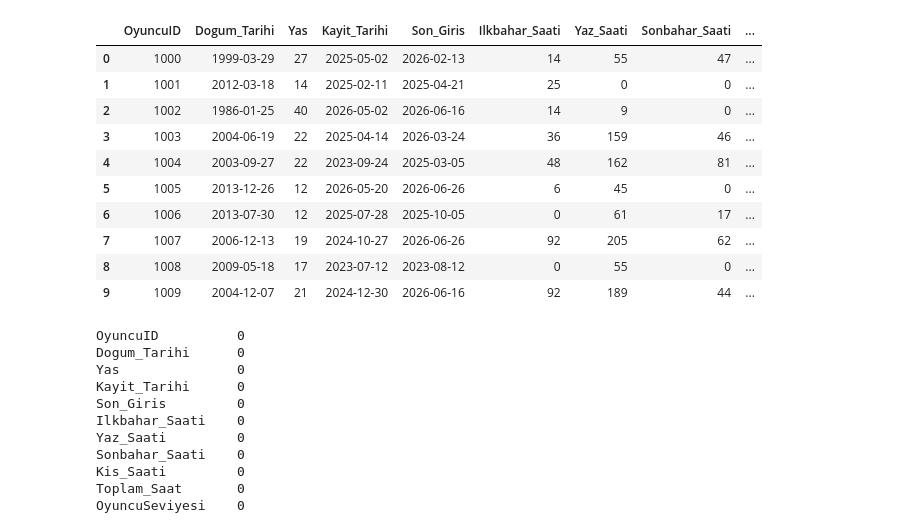
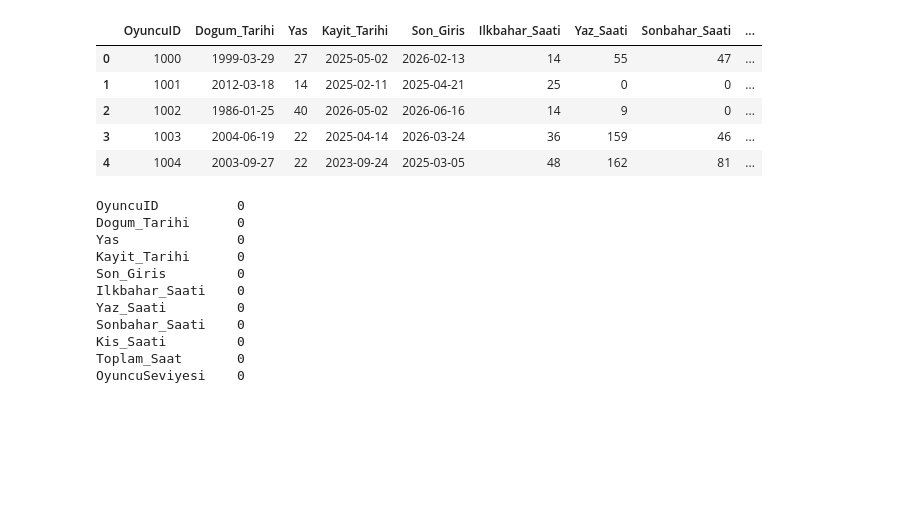
Before and after one commit to Eylulipekayd/Player-Churn-System, a Jupyter notebook: notebooks/my_dataset_EDA.ipynb, the cells around one changed output. Drawn from its saved outputs; the diff is of its cells as text; code cells hidden in the pictures; blank space fills up the shorter version.

```diff
--- a/notebooks/my_dataset_EDA.ipynb
+++ b/notebooks/my_dataset_EDA.ipynb
@@ -1,20 +1,15 @@
 # %%
 import pandas as pd
 
 df = pd.read_csv('../data/my_dataset.csv')
-df.head(10)
+df.head(5)
 # %% [output]
 |  | OyuncuID | Dogum_Tarihi | Yas | Kayit_Tarihi | Son_Giris | Ilkbahar_Saati | Yaz_Saati | Sonbahar_Saati | ... |
 | 0 | 1000 | 1999-03-29 | 27 | 2025-05-02 | 2026-02-13 | 14 | 55 | 47 | ... |
 | 1 | 1001 | 2012-03-18 | 14 | 2025-02-11 | 2025-04-21 | 25 | 0 | 0 | ... |
 | 2 | 1002 | 1986-01-25 | 40 | 2026-05-02 | 2026-06-16 | 14 | 9 | 0 | ... |
 | 3 | 1003 | 2004-06-19 | 22 | 2025-04-14 | 2026-03-24 | 36 | 159 | 46 | ... |
 | 4 | 1004 | 2003-09-27 | 22 | 2023-09-24 | 2025-03-05 | 48 | 162 | 81 | ... |
-| 5 | 1005 | 2013-12-26 | 12 | 2026-05-20 | 2026-06-26 | 6 | 45 | 0 | ... |
-| 6 | 1006 | 2013-07-30 | 12 | 2025-07-28 | 2025-10-05 | 0 | 61 | 17 | ... |
-| 7 | 1007 | 2006-12-13 | 19 | 2024-10-27 | 2026-06-26 | 92 | 205 | 62 | ... |
-| 8 | 1008 | 2009-05-18 | 17 | 2023-07-12 | 2023-08-12 | 0 | 55 | 0 | ... |
-| 9 | 1009 | 2004-12-07 | 21 | 2024-12-30 | 2026-06-16 | 92 | 189 | 44 | ... |
 # %%
 df.isnull().sum()
 # %% [output]
```
Also changed, not shown: 2 other files.
